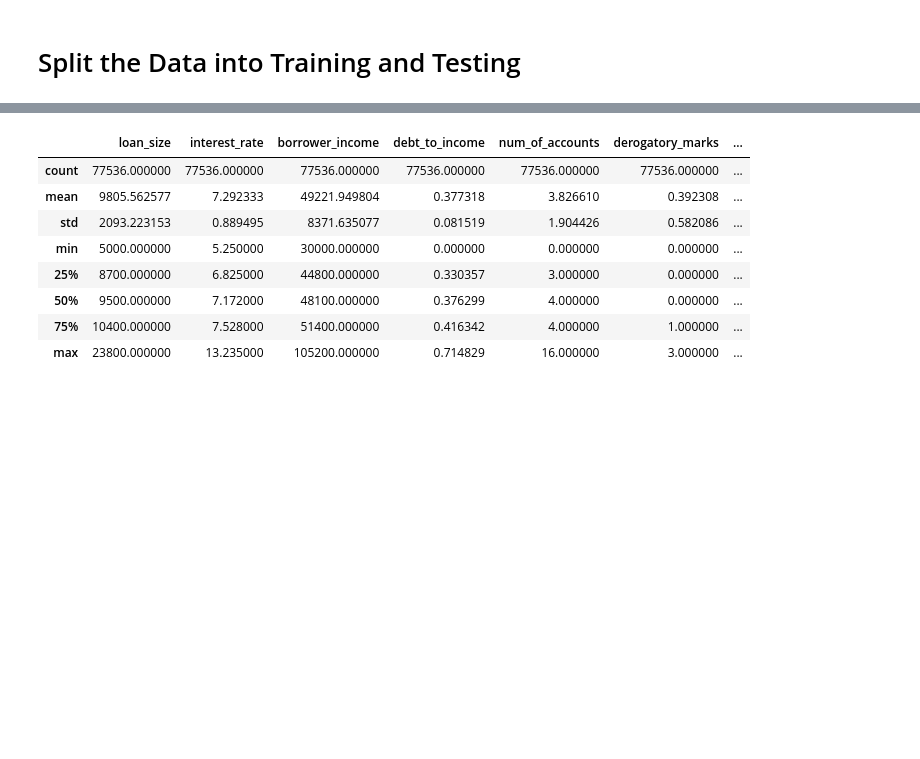
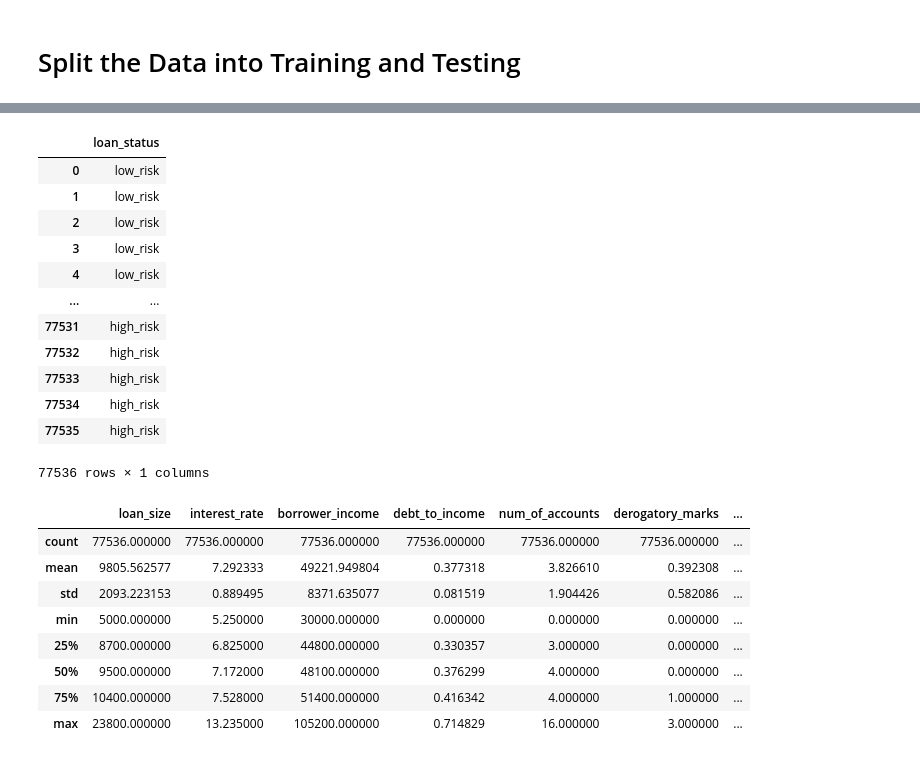
Before and after one commit to Blandine91/Risky-Business, a Jupyter notebook: credit_risk_resampling.ipynb, the cells around one changed output, grey strips where cells are left out. Drawn from its saved outputs; the diff is of its cells as text; code cells hidden in the pictures; blank space fills up the shorter version.

```diff
--- a/credit_risk_resampling.ipynb
+++ b/credit_risk_resampling.ipynb
@@ -33,3 +46,21 @@ y = df['loan_size'].values.reshape(-1, 1)
+# %%
+# Create our target
+y = df[["loan_status"]]
+y
+# %% [output]
+|  | loan_status |
+| 0 | low_risk |
+| 1 | low_risk |
+| 2 | low_risk |
+| 3 | low_risk |
+| 4 | low_risk |
+| ... | ... |
+| 77531 | high_risk |
+| 77532 | high_risk |
+| 77533 | high_risk |
+| 77534 | high_risk |
+| 77535 | high_risk |
+77536 rows × 1 columns
 # %%
 X.describe()
 # %% [output]
```
Also changed, not shown: parts of 33 cells of this notebook.
